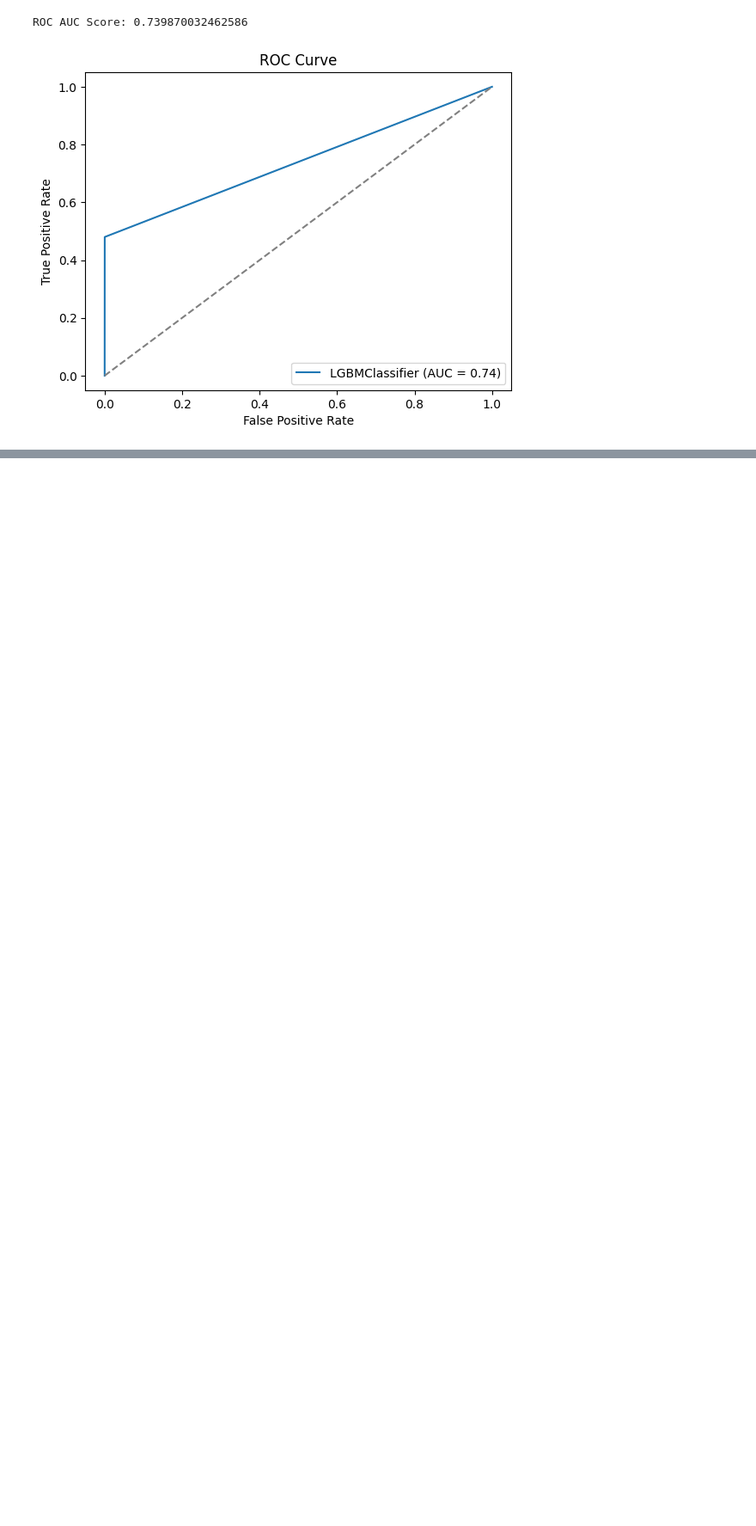
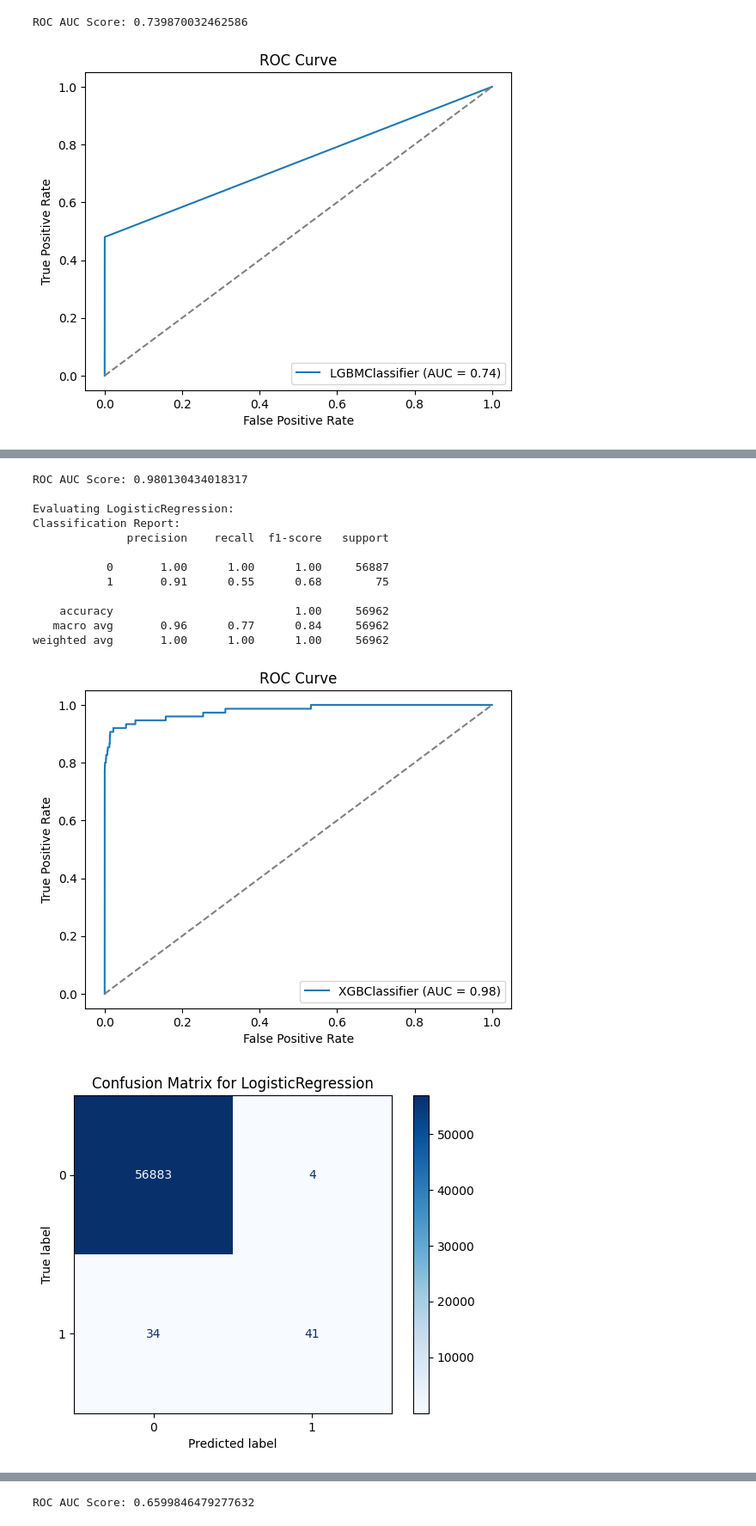
Before and after one commit to COMP3608Project/credit-card-fraud, a Jupyter notebook: 2013_Credit_Card_Fraud_Dataset.ipynb, the cells around one changed output, grey strips where cells are left out. Shown at 86% size. Drawn from its saved outputs; the diff is of its cells as text; code cells hidden in the pictures; blank space fills up the shorter version.

```diff
--- a/2013_Credit_Card_Fraud_Dataset.ipynb
+++ b/2013_Credit_Card_Fraud_Dataset.ipynb
@@ -448,0 +472,6 @@ ROC AUC Score: 0.739870032462586
+# %%
+#Convert to hour (range is 0–23)
+df['Hour'] = (df['Time'] // 3600) % 24
+
+#Convert to minute of that hour
+df['Minute'] = (df['Time'] // 60) % 60
@@ -448,0 +480,14 @@ ROC AUC Score: 0.739870032462586
+# %%
+#Scaling values
+scaler = StandardScaler()
+df['Amount'] = scaler.fit_transform(df['Amount'].values.reshape(-1, 1))
+df['Time'] = scaler.fit_transform(df['Time'].values.reshape(-1, 1))
+df['Hour'] = scaler.fit_transform(df['Amount'].values.reshape(-1, 1))
+df['Minute'] = scaler.fit_transform(df['Time'].values.reshape(-1, 1))
+# %%
+#Define features and target
+X = df.drop('Class', axis=1)
+y = df['Class']
+
+#Split data into train/test
+X_train, X_test, y_train, y_test = train_test_split(X, y, test_size=0.2, random_state=42,shuffle=False)
@@ -448,0 +496,8 @@ ROC AUC Score: 0.739870032462586
+# %%
+#Evaluate each model
+for model in models:
+    evaluate_model(model, X_train, y_train, X_test, y_test)
+
+#Display the final plot with all ROC curves
+plt.show()
+# %% [output]
@@ -448,0 +518,14 @@ ROC AUC Score: 0.739870032462586
+ROC AUC Score: 0.980130434018317
+
+Evaluating LogisticRegression:
+Classification Report:
+              precision    recall  f1-score   support
+
+           0       1.00      1.00      1.00     56887
+           1       0.91      0.55      0.68        75
+
+    accuracy                           1.00     56962
+   macro avg       0.96      0.77      0.84     56962
+weighted avg       1.00      1.00      1.00     56962
+[figure, added]
+[figure, added]
@@ -448,0 +554 @@ ROC AUC Score: 0.739870032462586
+ROC AUC Score: 0.6599846479277632
```
Also changed, not shown: parts of 10 cells of this notebook.
